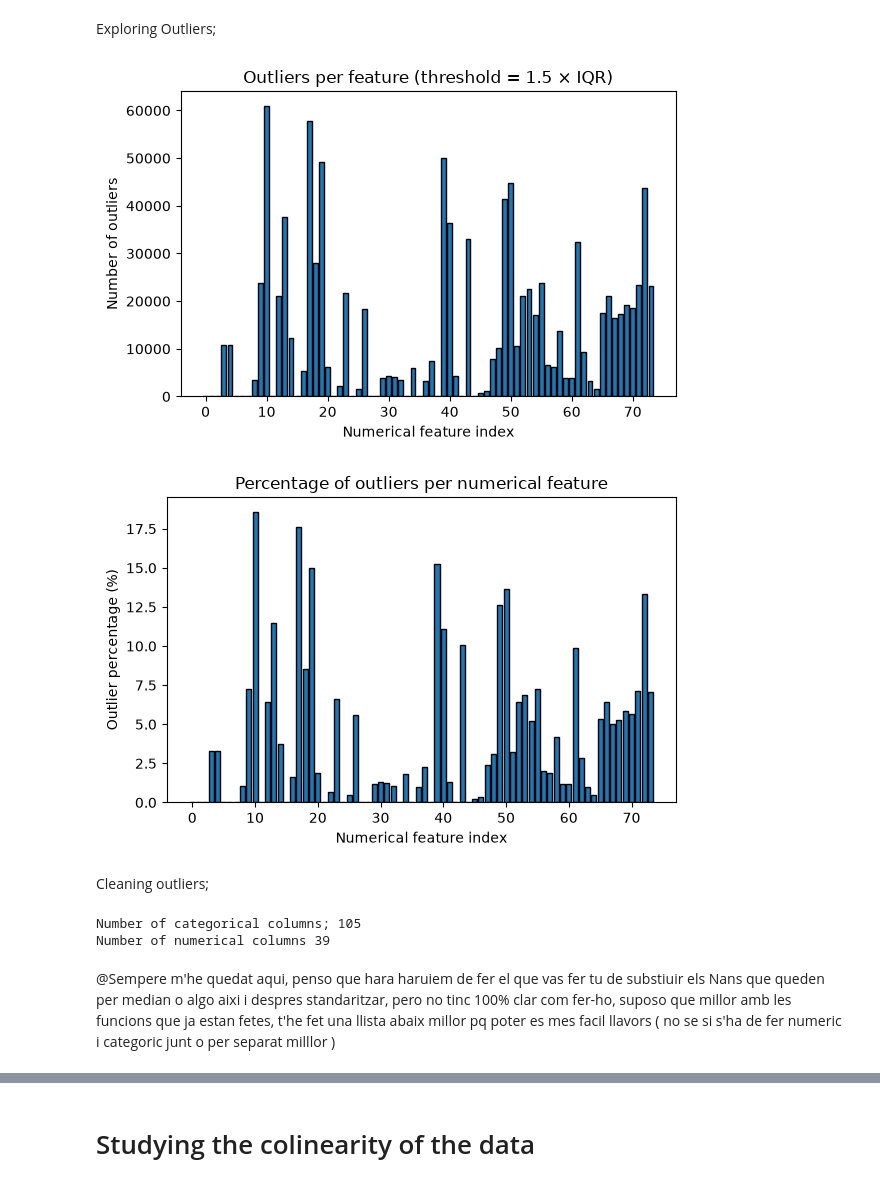
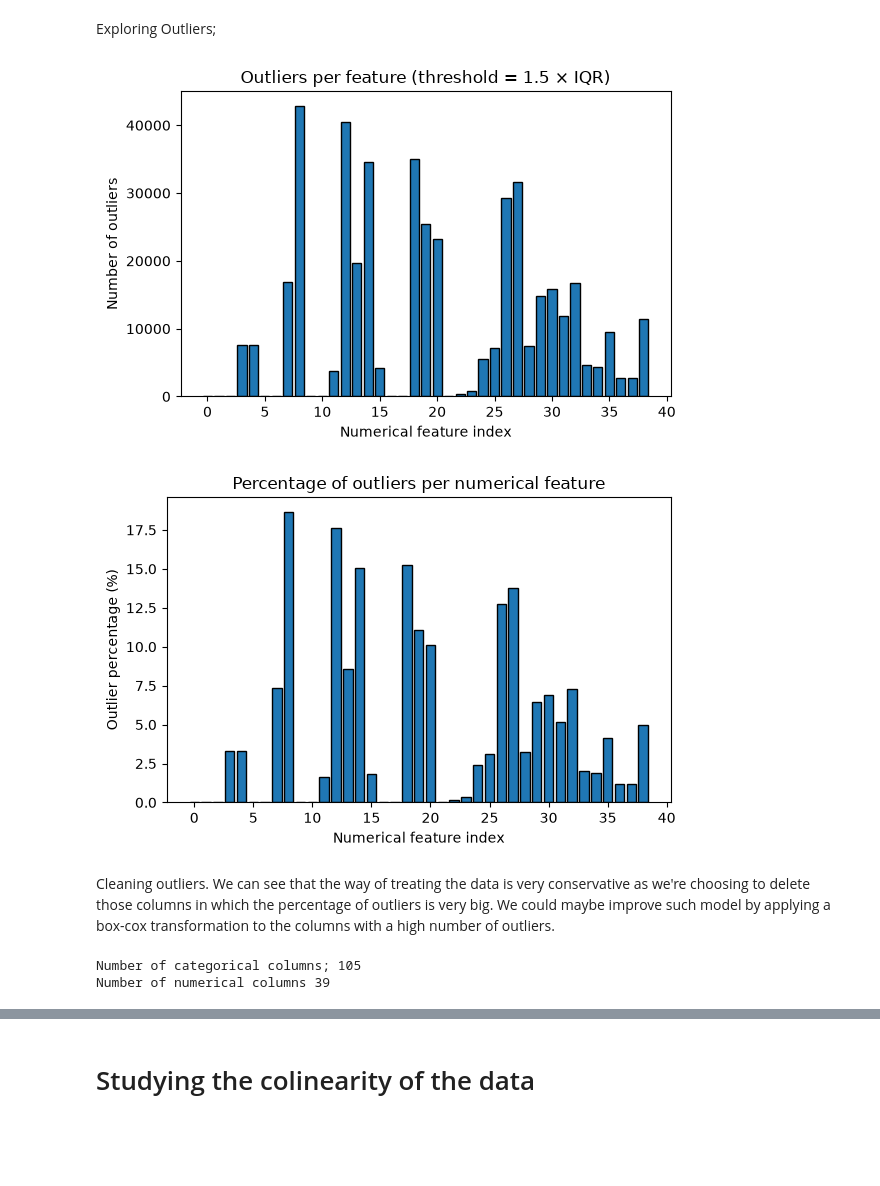
Before and after one commit to bsoleclaur/epfl-ml-project1, a Jupyter notebook: dataanalysis.ipynb, the cells around one changed output, grey strips where cells are left out. Drawn from its saved outputs; the diff is of its cells as text; code cells hidden in the pictures; blank space fills up the shorter version.

```diff
--- a/dataanalysis.ipynb
+++ b/dataanalysis.ipynb
@@ -14,3 +19,9 @@ x_train, x_test, y_train, train_ids, test_ids = load_csv_data("data")
 # %%
 # We transform the data form (-1,1) to (0,1)
 Y_tr = (y_train + 1) / 2
+# %%
+x_train, x_validation, x_te, y_train, y_validation, y_te = split_data(x_train, Y_tr, ratiotrain=0.7, ratiovalidation=0.15, seed=None)
+
+print (x_train.shape, y_train.shape)
+print (x_validation.shape, y_validation.shape)
+print (x_te.shape, y_te.shape)
@@ -90,4 +105,8 @@ Cleanin Nans;
 keep_mask_nan = remove_nan_feat(x_train, threshold=0.3)
 # keep mask of features with less than `threshold` proportion of NaN values
 # %%
-X_clean_nan = x_train[:, keep_mask_nan]
+X_clean_nan_tr = x_train[:, keep_mask_nan]
+X_clean_nan_val = x_validation[:, keep_mask_nan]
+X_clean_nan_te = x_te[:, keep_mask_nan]
+X_clean_nan_test = x_test[:, keep_mask_nan]
+print (f'Number of features after removing NaN values: {X_clean_nan_tr.shape[1]}')
@@ -94,5 +115,5 @@ X_clean_nan = x_train[:, keep_mask_nan]
 # %%
-cat_mask, num_mask = detect_categorical_features(X_clean_nan, max_unique=30)
+cat_mask, num_mask = detect_categorical_features(X_clean_nan_tr, max_unique=30)
 #cat_mask : np.ndarray of bool Boolean mask of categorical columns.
 #num_mask : np.ndarray of bool  Boolean mask of numerical columns.
 # %% [markdown]
@@ -127,14 +143,14 @@ IndexError: index 150 is out of bounds for axis 0 with size 144
 # %% [markdown]
 Exploring Outliers;
 # %%
-outlier_mask, outlier_counts = detect_outliers(x_train, num_mask, threshold=1.5, plot=True)
+outlier_mask, outlier_counts = detect_outliers(X_clean_nan_tr, num_mask, threshold=1.5, plot=True)
 #Detects outliers in numerical features using the IQR method.
 # %% [output]
-[figure, old version]
+[figure, new version]
 # %%
 outlier_pctg = summarize_outliers(outlier_mask, num_mask, plot=True)
 # %% [output]
-[figure, old version]
+[figure, new version]
 # %% [markdown]
-Cleaning outliers;
+Cleaning outliers. We can see that the way of treating the data is very conservative as we're choosing to delete those columns in which the percentage of outliers is very big. We could maybe improve such model by applying a box-cox transformation to the columns with a high number of outliers.
 # %%
@@ -147,6 +166,4 @@ print(f'Number of categorical columns; {np.sum(cat_mask)} \nNumber of numerical
 # %% [output]
 Number of categorical columns; 105
 Number of numerical columns 39
-# %% [markdown]
-@Sempere m'he quedat aqui, penso que hara haruiem de fer el que vas fer tu de substiuir els Nans que queden per median o algo aixi i despres standaritzar, pero no tinc 100% clar com fer-ho, suposo que millor amb les funcions que ja estan fetes, t'he fet una llista abaix millor pq poter es mes facil llavors  ( no se si s'ha de fer numeric i categoric junt o per separat milllor )
 # %%
```
Also changed, not shown: parts of 27 cells of this notebook, 2 other files.
